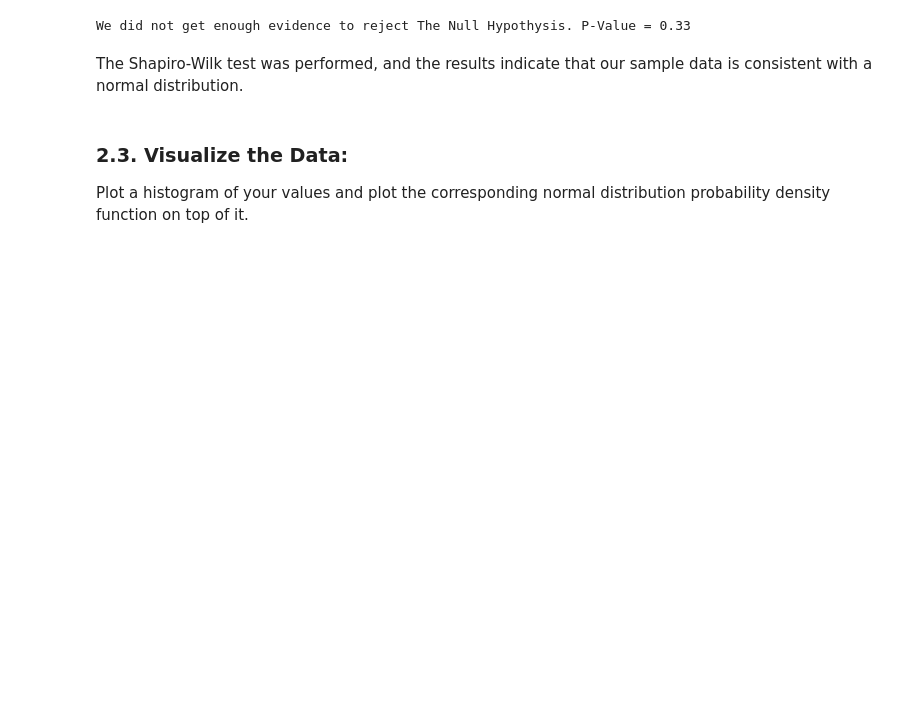
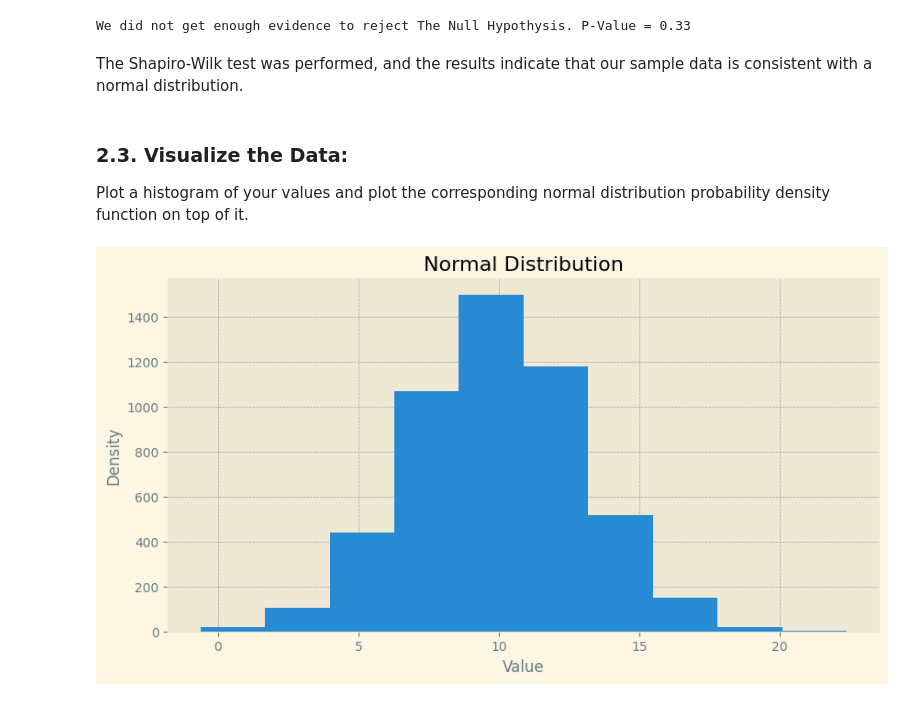
Before and after one commit to Kate-217/applied_statistics_assesment, a Jupyter notebook: tasks.ipynb, the cells around one changed output. Drawn from its saved outputs; the diff is of its cells as text; code cells hidden in the pictures; blank space fills up the shorter version.

Commit message:
creatin a histogram

```diff
--- a/tasks.ipynb
+++ b/tasks.ipynb
@@ -227,3 +227,17 @@ The Shapiro-Wilk test was performed, and the results indicate that our sample da
 
 ### 2.3. Visualize the Data:
 Plot a histogram of your values and plot the corresponding normal distribution probability density function on top of it.
+# %%
+fig,ax = plt.subplots(figsize=(10, 5))
+
+#creatin a histogram
+ax.hist(sample)
+ax.set_title("Normal Distribution")
+ax.set_xlabel("Value")
+ax.set_ylabel("Density")
+ax.grid(color='gray', linestyle='--', linewidth=0.5, alpha=0.7)
+
+#show the plot
+plt.show()
+# %% [output]
+[figure, added]
```
Also changed, not shown: parts of 3 cells of this notebook.
